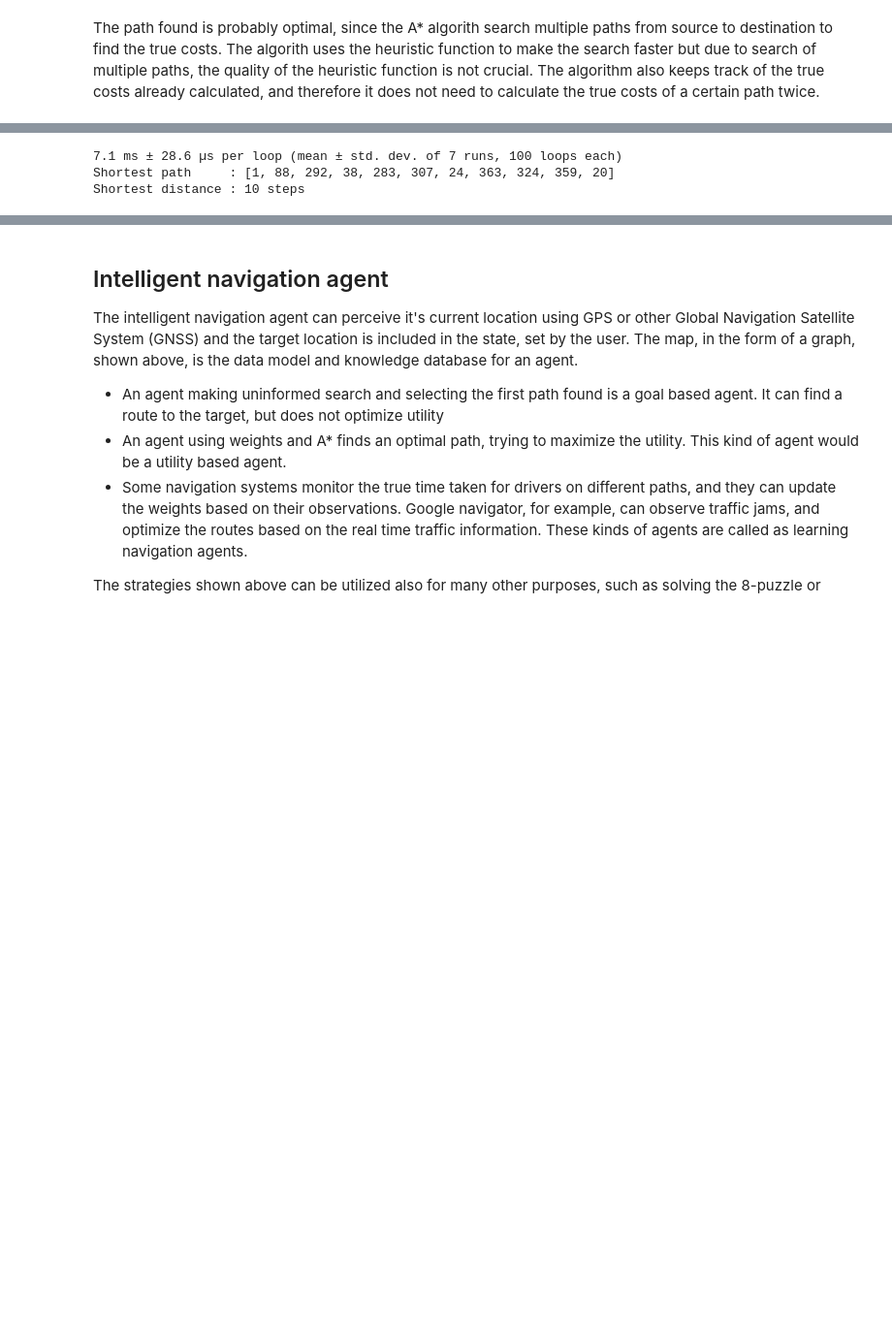
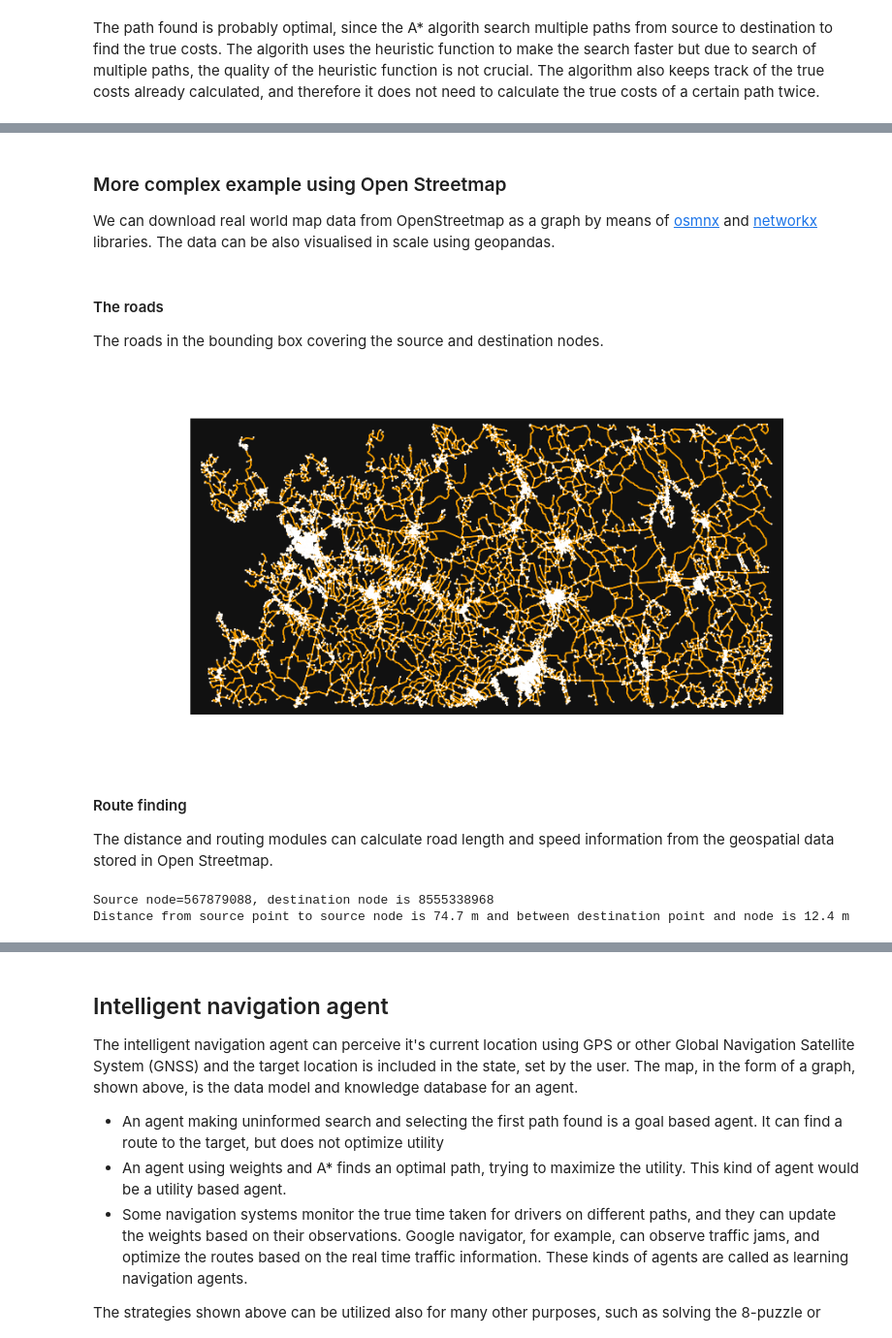
Before and after one commit to pevalisuo/AI, a Jupyter notebook: _sources/aitools.ipynb, the cells around one changed output, grey strips where cells are left out. Shown at 97% size. Drawn from its saved outputs; the diff is of its cells as text; code cells hidden in the pictures; blank space fills up the shorter version.

Commit message:
Update documentation

```diff
--- a/_sources/aitools.ipynb
+++ b/_sources/aitools.ipynb
@@ -553,8 +605,3 @@ Wall time: 7.57 ms
-# %%
-%timeit path=nx.astar_path(G,A,B)
-print("Shortest path     :",  path )
-print("Shortest distance :", nx.astar_path_length(G,A,B), "steps")
-# %% [output]
-7.1 ms ± 28.6 µs per loop (mean ± std. dev. of 7 runs, 100 loops each)
-Shortest path     : [1, 88, 292, 38, 283, 307, 24, 363, 324, 359, 20]
-Shortest distance : 10 steps
+# %% [markdown]
+### More complex example using Open Streetmap
+We can download real world map data from OpenStreetmap as a graph by means of [osmnx](https://osmnx.readthedocs.io/en/stable/) and [networkx](https://networkx.org/documentation/stable/tutorial.html) libraries. The data can be also visualised in scale using geopandas.
@@ -560,0 +612,15 @@ Shortest distance : 10 steps
+# %%
+#bbox=(north, south, east, west)
+bbox=(63.4, 62.7, 24.2, 21.05)
+G_box=ox.graph_from_bbox(bbox=bbox, network_type="drive")
+#G_Pohjanmaa = ox.graph_from_place("Pohjanmaa, Finland", network_type="drive")
+# %% [markdown]
+#### The roads
+The roads in the bounding box covering the source and destination nodes.
+# %%
+fig, ax = ox.plot_graph(G_box, edge_color='orange', edge_linewidth=1, node_size=2, figsize=(9,4.5))
+# %% [output]
+[figure, added]
+# %% [markdown]
+#### Route finding
+The distance and routing modules can calculate road length and speed information from the geospatial data stored in Open Streetmap.
@@ -560,0 +631,12 @@ Shortest distance : 10 steps
+# %%
+university=(21.594, 63.1027)
+vimpeli=(23.8285,63.16428)
+
+# Find the nearest node by longitude and latitude
+orig, dist_o = ox.distance.nearest_nodes(G, X=university[0], Y=university[1], return_dist=True)
+dest, dist_d= ox.distance.nearest_nodes(G, X=vimpeli[0], Y=vimpeli[1], return_dist=True)
+print(f"Source node={orig}, destination node is {dest}")
+print(f"Distance from source point to source node is {dist_o:.3} m and between destination point and node is {dist_d:.3} m")
+# %% [output]
+Source node=567879088, destination node is 8555338968
+Distance from source point to source node is 74.7 m and between destination point and node is 12.4 m
```
Also changed, not shown: parts of 45 cells of this notebook, 4 other files.
